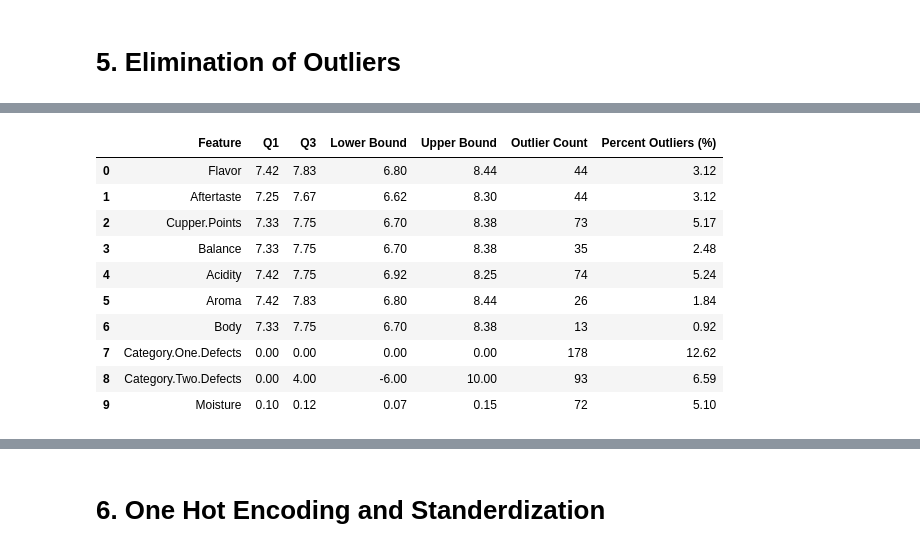
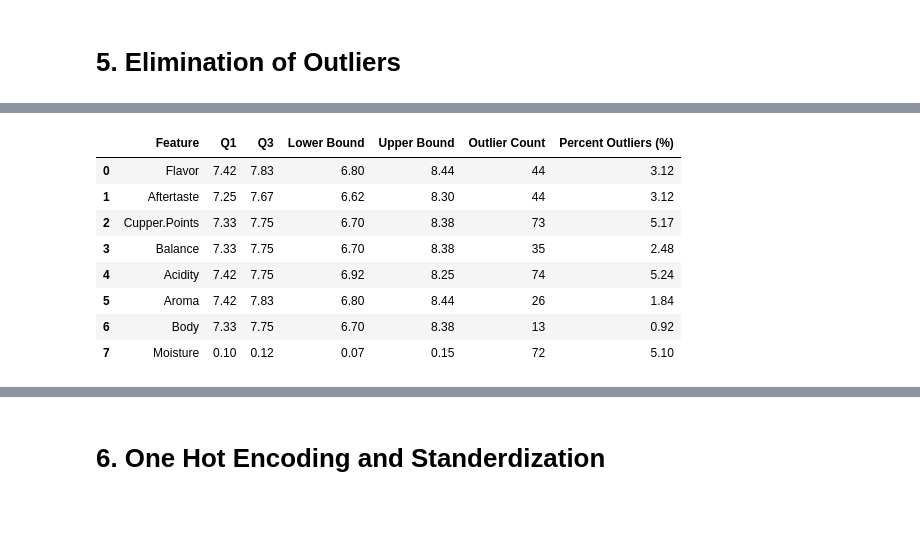
Before and after one commit to SonalJayasinghe/brewlytics, a Jupyter notebook: src/coffee filter/coffee_filter.ipynb, the cells around one changed output, grey strips where cells are left out. Cells and saved outputs as stored; diff of their text form; code cells hidden in the pictures; blank space fills up the shorter version.

```diff
--- a/src/coffee filter/coffee_filter.ipynb
+++ b/src/coffee filter/coffee_filter.ipynb
@@ -17,3 +17,7 @@ df.head()
 | 2 | 3 | Arabica | grounds for health admin | Guatemala | san marcos barrancas "san cristob... | NaN | NaN | NaN | NaN | ... |
 | 3 | 4 | Arabica | yidnekachew dabessa | Ethiopia | yidnekachew dabessa coffee planta... | NaN | wolensu | NaN | yidnekachew debessa coffee planta... | ... |
 | 4 | 5 | Arabica | metad plc | Ethiopia | metad plc | NaN | metad plc | 2014/2015 | metad agricultural developmet plc | ... |
+# %%
+pd.set_option('display.max_columns', 44)
+pd.set_option('display.width', 1000)
+display(df.info())
@@ -1260,7 +1153,7 @@ import numpy as np
 from scipy.stats import skew, kurtosis
 %matplotlib inline
 # %%
-df = pd.read_csv('/data/preprocessed_data.csv')
+df = pd.read_csv('/Users/admin/Documents/PICT/Year 1 Sem 1/ICT/Data Mining and Warehousing/Project/Brewlytics/data/preprocessed_data.csv')
 # %%
 df.head(5)
 # %% [output]
@@ -1766,4 +1561,4 @@ categorical_boxplot_drawer(df, "Quakers", rotation=0)
 # %% [markdown]
 # 5. Elimination of Outliers
 # %%
-df= pd.read_csv('data/preprocessed_data.csv')
+df= pd.read_csv('/Users/admin/Documents/PICT/Year 1 Sem 1/ICT/Data Mining and Warehousing/Project/Brewlytics/data/preprocessed_data.csv')
@@ -1770,7 +1585,9 @@ df= pd.read_csv('data/preprocessed_data.csv')
+# %%
+df['Quakers'] = df['Quakers'].astype('category')
 # %%
 outlier_features = [
     "Flavor", "Aftertaste", "Cupper.Points", "Balance", "Acidity",
-    "Aroma", "Body", "Category.One.Defects", "Category.Two.Defects", "Moisture",
+    "Aroma", "Body", "Moisture",
 ]
 
 outlier_summary = []
@@ -1778,33 +1595,31 @@ outlier_summary = []
 for col in outlier_features:
     Q1 = df[col].quantile(0.25)
     Q3 = df[col].quantile(0.75)
     IQR = Q3 - Q1
     lower_bound = Q1 - 1.5 * IQR
     upper_bound = Q3 + 1.5 * IQR
     outliers = df[(df[col] < lower_bound) | (df[col] > upper_bound)]
     percent_outliers = 100 * len(outliers) / len(df)
 
     outlier_summary.append({
         "Feature": col,
         "Q1": round(Q1, 2),
         "Q3": round(Q3, 2),
         "Lower Bound": round(lower_bound, 2),
         "Upper Bound": round(upper_bound, 2),
         "Outlier Count": len(outliers),
         "Percent Outliers (%)": round(percent_outliers, 2)
     })
 
 df_outlier_summary = pd.DataFrame(outlier_summary)
 display(df_outlier_summary)
 # %% [output]
 |  | Feature | Q1 | Q3 | Lower Bound | Upper Bound | Outlier Count | Percent Outliers (%) |
 | 0 | Flavor | 7.42 | 7.83 | 6.80 | 8.44 | 44 | 3.12 |
 | 1 | Aftertaste | 7.25 | 7.67 | 6.62 | 8.30 | 44 | 3.12 |
 | 2 | Cupper.Points | 7.33 | 7.75 | 6.70 | 8.38 | 73 | 5.17 |
 | 3 | Balance | 7.33 | 7.75 | 6.70 | 8.38 | 35 | 2.48 |
 | 4 | Acidity | 7.42 | 7.75 | 6.92 | 8.25 | 74 | 5.24 |
 | 5 | Aroma | 7.42 | 7.83 | 6.80 | 8.44 | 26 | 1.84 |
 | 6 | Body | 7.33 | 7.75 | 6.70 | 8.38 | 13 | 0.92 |
-| 7 | Category.One.Defects | 0.00 | 0.00 | 0.00 | 0.00 | 178 | 12.62 |
-| 8 | Category.Two.Defects | 0.00 | 4.00 | -6.00 | 10.00 | 93 | 6.59 |
-| 9 | Moisture | 0.10 | 0.12 | 0.07 | 0.15 | 72 | 5.10 |
+| 7 | Moisture | 0.10 | 0.12 | 0.07 | 0.15 | 72 | 5.10 |
```
Also changed, not shown: parts of 67 cells of this notebook, 4 other files.
